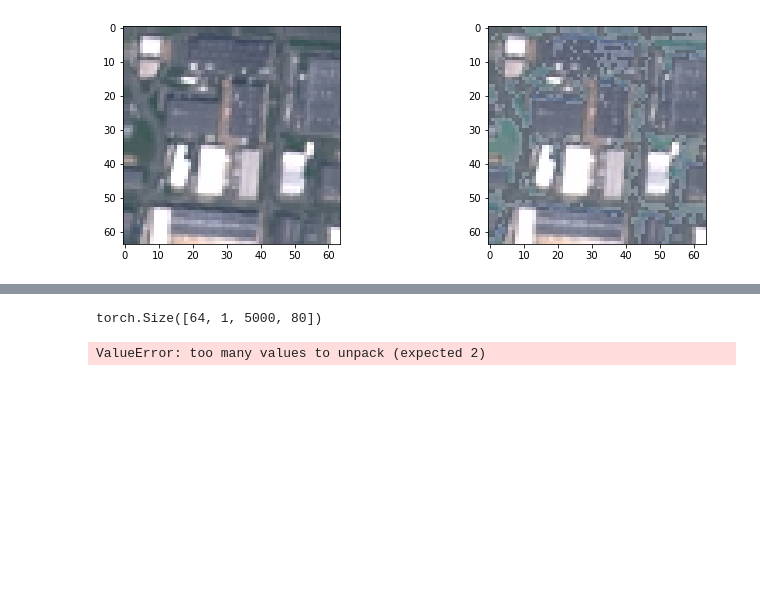
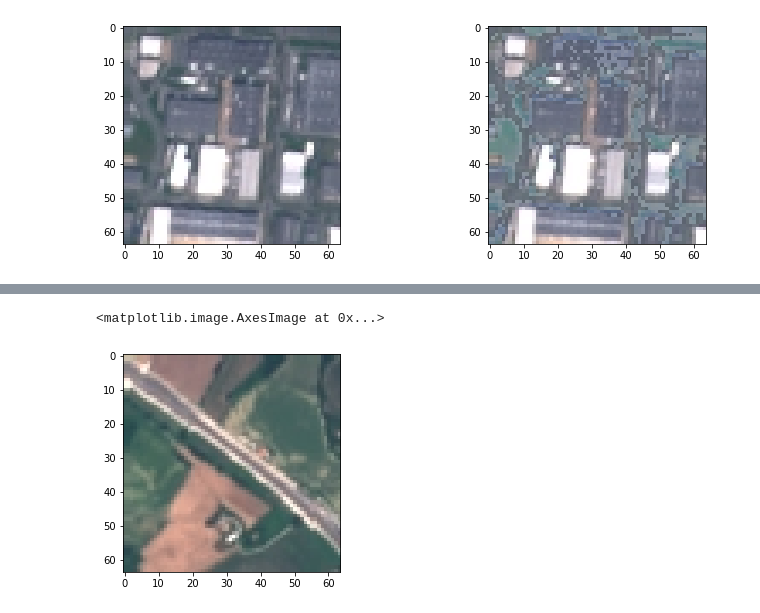
Before and after one commit to pdumin/denoising_eurosat, a Jupyter notebook: ae.ipynb, the cells around one changed output, grey strips where cells are left out. Cells and saved outputs as stored; diff of their text form; code cells hidden in the pictures; blank space fills up the shorter version.

```diff
--- a/ae.ipynb
+++ b/ae.ipynb
@@ -90,3 +52,14 @@ dataloader = DataLoader(dataset, batch_size=64, shuffle=True)
+# %%
+trnsfrms = T.Compose([
+    T.ToTensor(),
+    # T.Normalize((.5, .5, .5), (1, 1, 1))
+])
+clean_dataset = ImageFolder('imgs/clean', transform=trnsfrms)
+dirty_dataset = ImageFolder('imgs/dirty', transform=trnsfrms)
+# %%
+batch_size=32
+clean_dl = DataLoader(clean_dataset, batch_size=batch_size)
+dirty_dl = DataLoader(dirty_dataset, batch_size=batch_size)
 # %%
 class DenoisingBaseLine(nn.Module):
     def __init__(self):
@@ -127,8 +153,5 @@ model = DenoisingBaseLine()
-# %%
-next(iter(dataloader))[0].shape
-# %% [output]
-torch.Size([64, 1, 5000, 80])
-# %%
-model(next(iter(dataloader))[0])
-# %% [output]
-ValueError: too many values to unpack (expected 2)
+# %%
+plt.imshow(next(iter(clean_dl))[0][0].permute(1, 2, 0).numpy())
+# %% [output]
+<matplotlib.image.AxesImage at 0x...>
+[figure, added]
```
Also changed, not shown: parts of 14 cells of this notebook, 1 other file.
